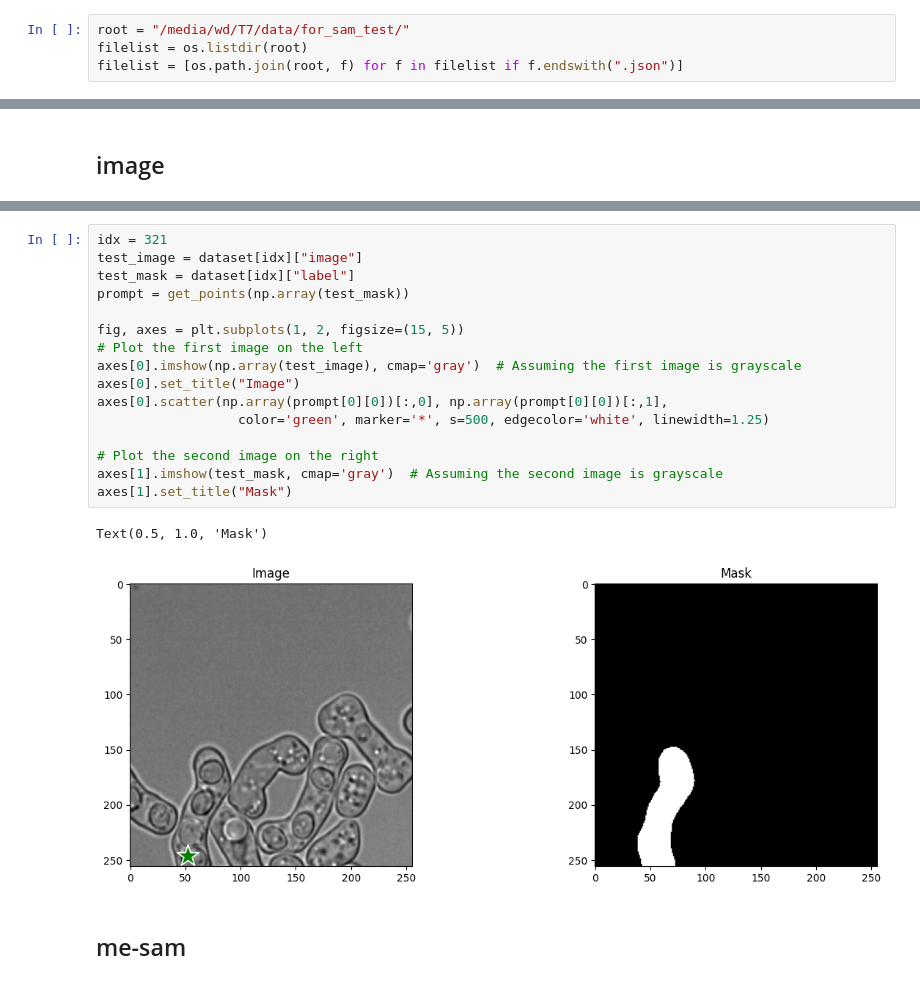
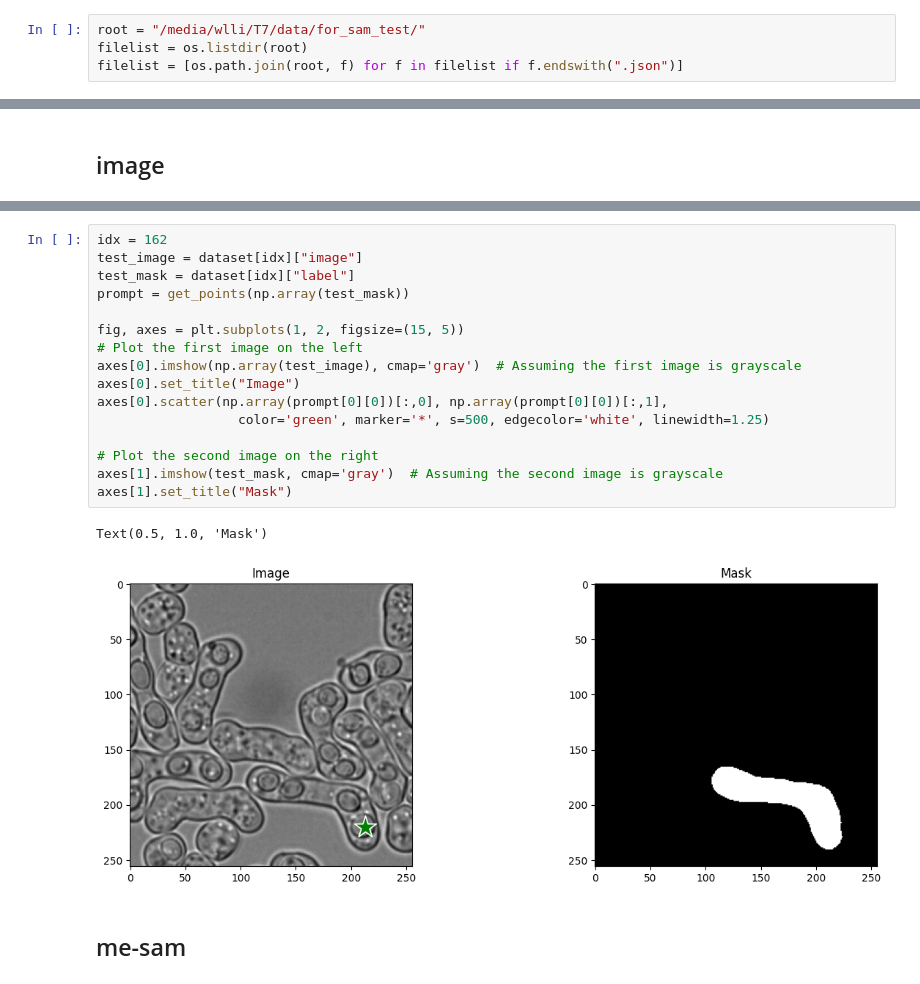
Before and after one commit to wanlanli/segment-anything, a Jupyter notebook: notebooks/home_training.ipynb, the cells around one changed output, grey strips where cells are left out. Saved outputs shown, nothing was run; the diff lists cells and outputs as text.

```diff
--- a/notebooks/home_training.ipynb
+++ b/notebooks/home_training.ipynb
@@ -10,7 +10,7 @@ import random
 # %%
 from  pycocotools.coco import COCO
 # %%
-root = "/media/wd/T7/data/for_sam_test/"
+root = "/media/wlli/T7/data/for_sam_test/"
 filelist = os.listdir(root)
 filelist = [os.path.join(root, f) for f in filelist if f.endswith(".json")]
 # %%
@@ -450,22 +461,22 @@ predictor = SamPredictor(sam)
 # %%
-idx = 321
+idx = 162
 test_image = dataset[idx]["image"]
 test_mask = dataset[idx]["label"]
 prompt = get_points(np.array(test_mask))
 
 fig, axes = plt.subplots(1, 2, figsize=(15, 5))
 # Plot the first image on the left
 axes[0].imshow(np.array(test_image), cmap='gray')  # Assuming the first image is grayscale
 axes[0].set_title("Image")
 axes[0].scatter(np.array(prompt[0][0])[:,0], np.array(prompt[0][0])[:,1],
                   color='green', marker='*', s=500, edgecolor='white', linewidth=1.25)
 
 # Plot the second image on the right
 axes[1].imshow(test_mask, cmap='gray')  # Assuming the second image is grayscale
 axes[1].set_title("Mask")
 # %% [output]
 Text(0.5, 1.0, 'Mask')
-[figure, old version]
+[figure, new version]
 # %% [markdown]
 ## me-sam
 # %%
```
Also changed, not shown: parts of 6 cells of this notebook, 1 other file.
